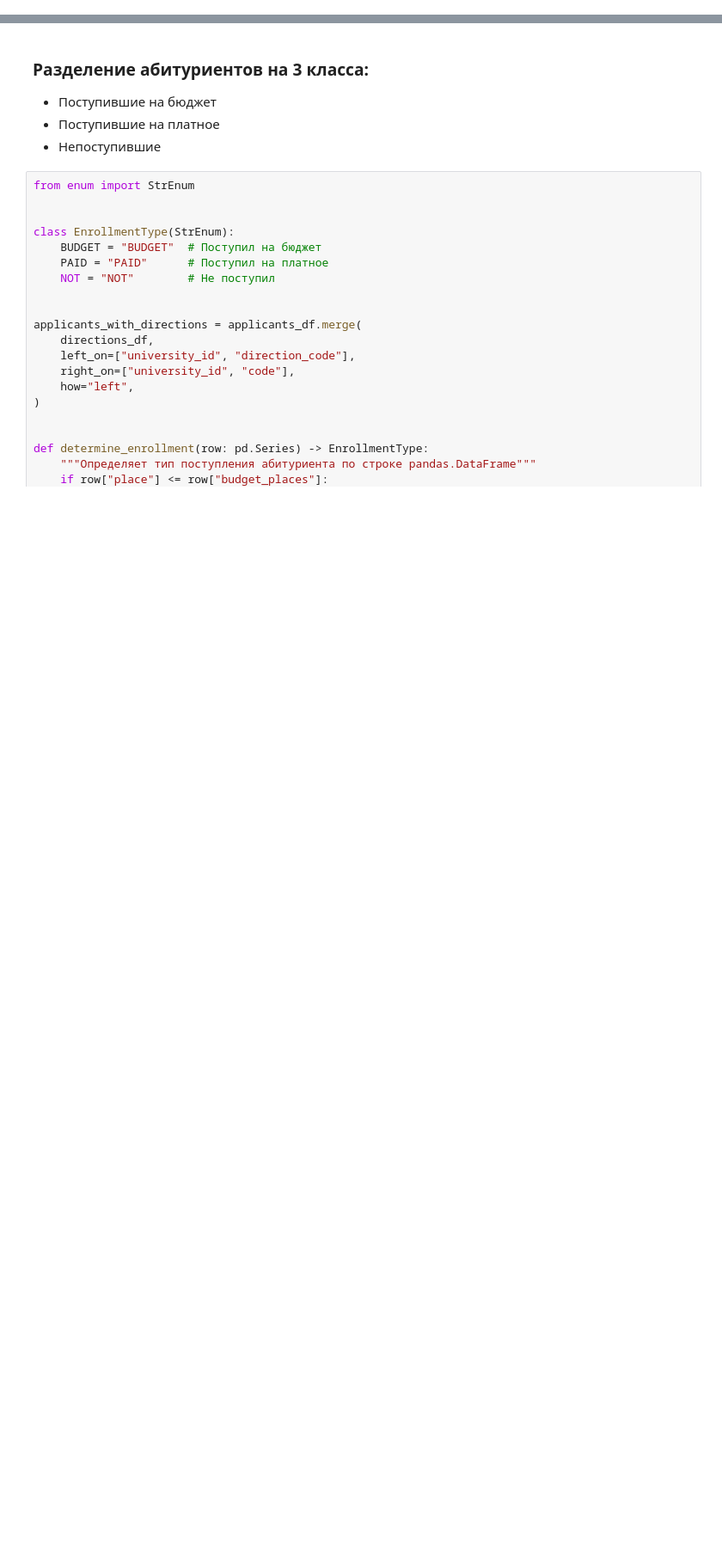
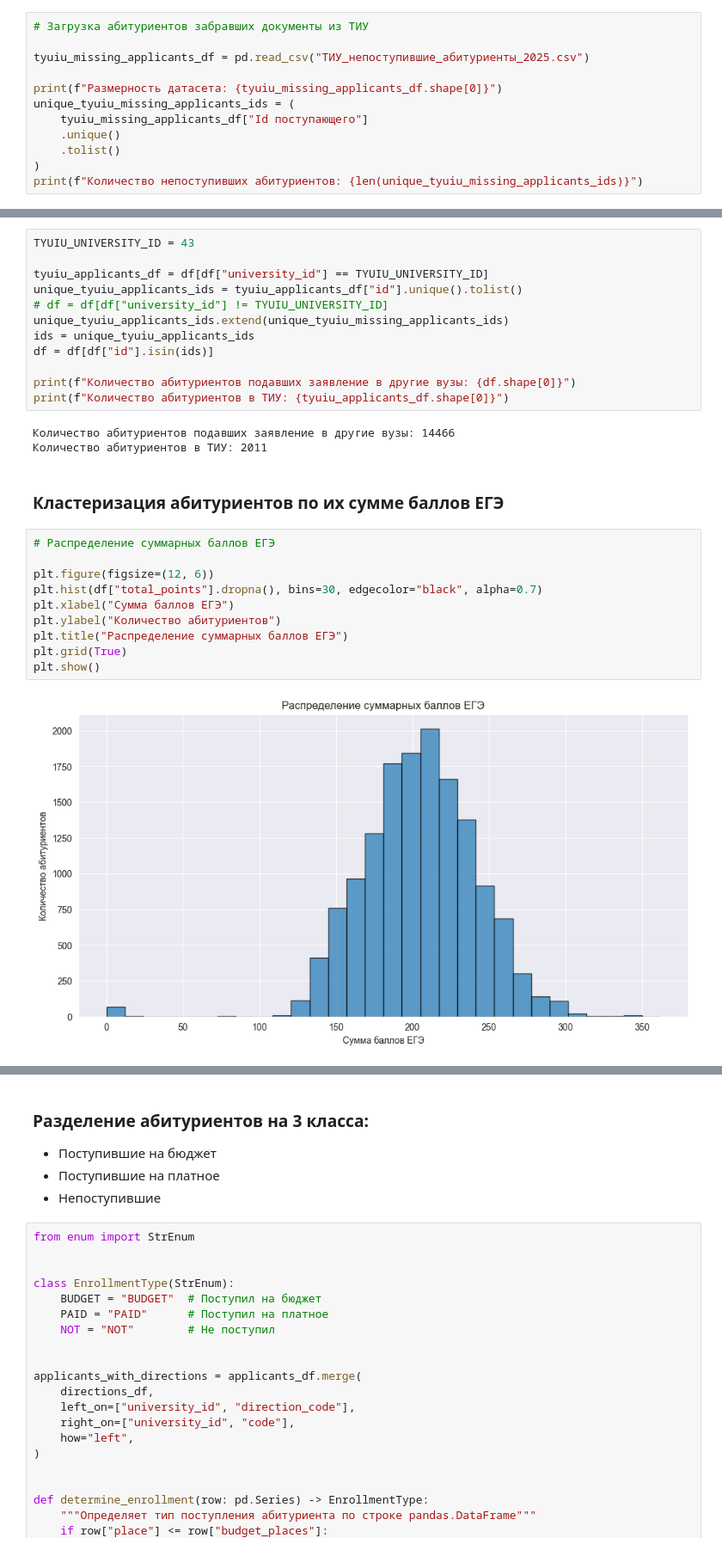
Before and after one commit to Andr171p/admission-analytics, a Jupyter notebook: not_admitted_applicants_analysis.ipynb, the cells around one changed output, grey strips where cells are left out. Shown at 86% size. Cells and saved outputs as stored; diff of their text form; blank space fills up the shorter version.

```diff
--- a/not_admitted_applicants_analysis.ipynb
+++ b/not_admitted_applicants_analysis.ipynb
@@ -27,0 +47,12 @@ applicants_df = applicants_df.drop_duplicates(
+# %%
+# Загрузка абитуриентов забравших документы из ТИУ
+
+tyuiu_missing_applicants_df = pd.read_csv("ТИУ_непоступившие_абитуриенты_2025.csv")
+
+print(f"Размерность датасета: {tyuiu_missing_applicants_df.shape[0]}")
+unique_tyuiu_missing_applicants_ids = (
+    tyuiu_missing_applicants_df["Id поступающего"]
+    .unique()
+    .tolist()
+)
+print(f"Количество непоступивших абитуриентов: {len(unique_tyuiu_missing_applicants_ids)}")
@@ -27,0 +62,29 @@ applicants_df = applicants_df.drop_duplicates(
+# %%
+TYUIU_UNIVERSITY_ID = 43
+
+tyuiu_applicants_df = df[df["university_id"] == TYUIU_UNIVERSITY_ID]
+unique_tyuiu_applicants_ids = tyuiu_applicants_df["id"].unique().tolist()
+# df = df[df["university_id"] != TYUIU_UNIVERSITY_ID]
+unique_tyuiu_applicants_ids.extend(unique_tyuiu_missing_applicants_ids)
+ids = unique_tyuiu_applicants_ids
+df = df[df["id"].isin(ids)]
+
+print(f"Количество абитуриентов подавших заявление в другие вузы: {df.shape[0]}")
+print(f"Количество абитуриентов в ТИУ: {tyuiu_applicants_df.shape[0]}")
+# %% [output]
+Количество абитуриентов подавших заявление в другие вузы: 14466
+Количество абитуриентов в ТИУ: 2011
+# %% [markdown]
+### Кластеризация абитуриентов по их сумме баллов ЕГЭ
+# %%
+# Распределение суммарных баллов ЕГЭ
+
+plt.figure(figsize=(12, 6))
+plt.hist(df["total_points"].dropna(), bins=30, edgecolor="black", alpha=0.7)
+plt.xlabel("Сумма баллов ЕГЭ")
+plt.ylabel("Количество абитуриентов")
+plt.title("Распределение суммарных баллов ЕГЭ")
+plt.grid(True)
+plt.show()
+# %% [output]
+[figure, added]
```
Also changed, not shown: parts of 35 cells of this notebook.
